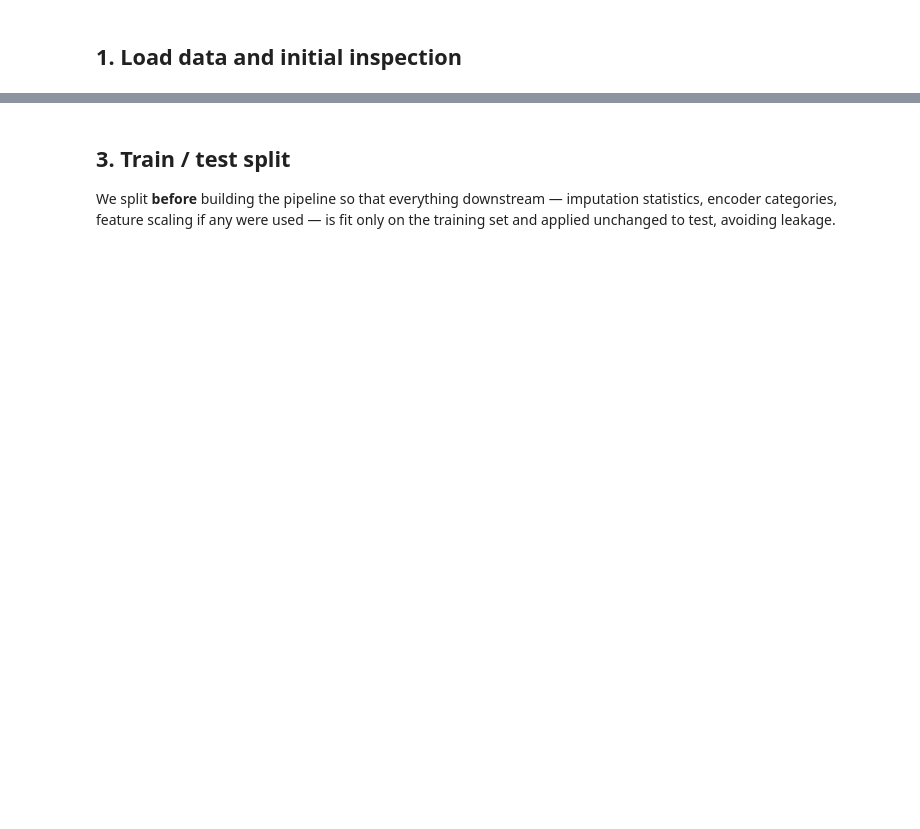
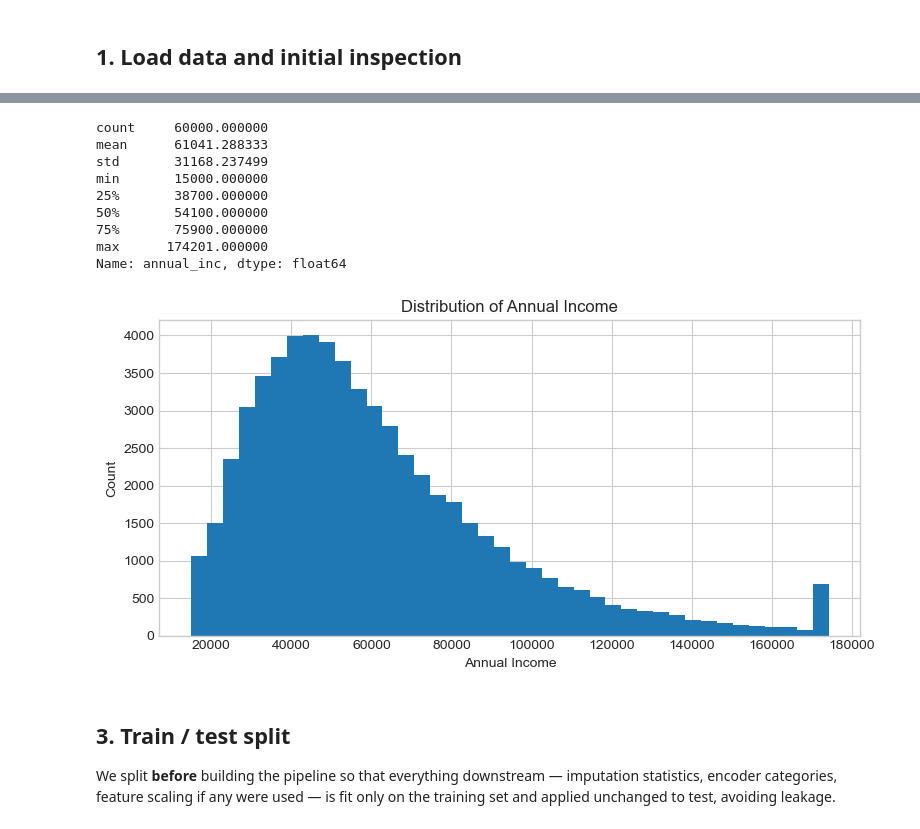
Before and after one commit to rmbavishi/credit-risk-scorecard-pipeline, a Jupyter notebook: notebooks/01_credit_risk_scorecard_pipeline.ipynb, the cells around one changed output, grey strips where cells are left out. Saved outputs shown, nothing was run; the diff lists cells and outputs as text; code cells hidden in the pictures; blank space fills up the shorter version.

```diff
--- a/notebooks/01_credit_risk_scorecard_pipeline.ipynb
+++ b/notebooks/01_credit_risk_scorecard_pipeline.ipynb
@@ -87,0 +147,22 @@ print(f"Capped {n_capped} extreme annual_inc values at 99th percentile (${q99:,.
+# %%
+# Let's check again the income distribution after capping the outliers
+print(df["annual_inc"].describe())
+
+fig, ax = plt.subplots(figsize=(8, 4))
+df["annual_inc"].hist(bins=40, ax=ax)
+ax.set_title("Distribution of Annual Income")
+ax.set_xlabel("Annual Income")
+ax.set_ylabel("Count")
+plt.tight_layout()
+plt.show()
+# %% [output]
+count     60000.000000
+mean      61041.288333
+std       31168.237499
+min       15000.000000
+25%       38700.000000
+50%       54100.000000
+75%       75900.000000
+max      174201.000000
+Name: annual_inc, dtype: float64
+[figure, added]
```
Also changed, not shown: parts of 26 cells of this notebook, 5 other files.
